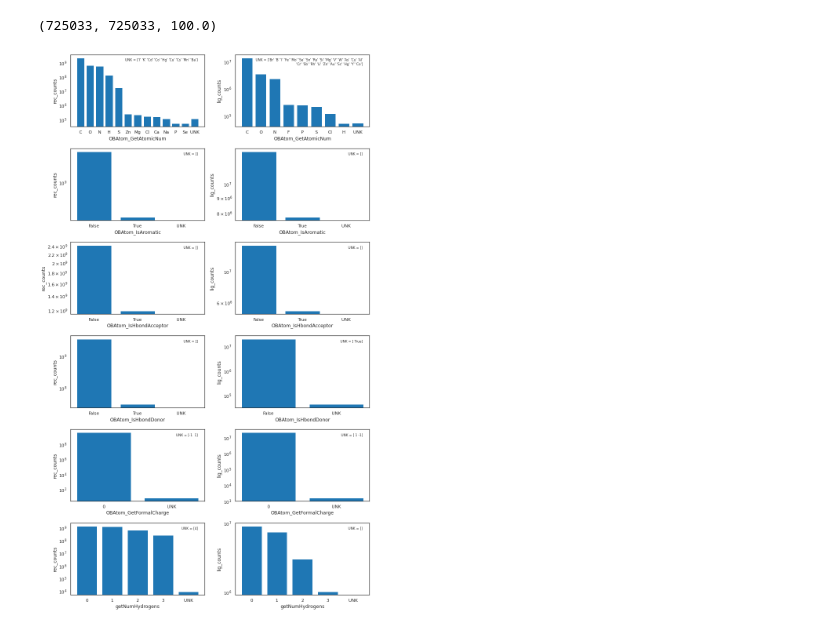
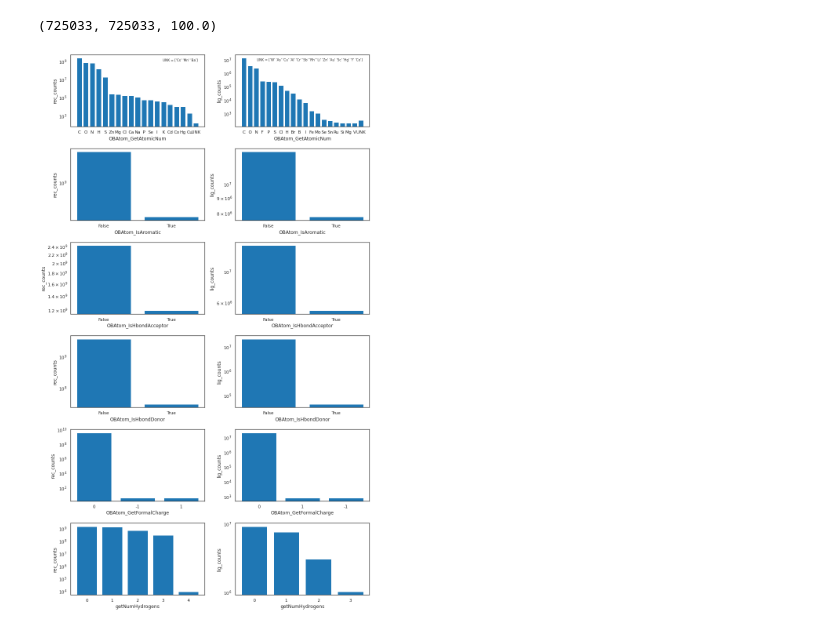
Before and after one commit to mattragoza/ipython-notebooks, a Jupyter notebook: new_atom_typing.ipynb, the cells around one changed output. Cells and saved outputs as stored; diff of their text form; code cells hidden in the pictures.

```diff
--- a/new_atom_typing.ipynb
+++ b/new_atom_typing.ipynb
@@ -106,46 +106,48 @@ def plot_counts(counts, ax, thresh=0.0, symbols=False):
     n_unk = counts[~idx].sum()
     unk_labels = labels[~idx]
 
-    labels = labels[idx]
-    counts = counts[idx]
-    labels = np.append(labels, 'UNK')
-    counts = np.append(counts, n_unk)
+    if n_unk > 0 and len(labels) > 5:
+        labels = labels[idx]
+        counts = counts[idx]
+        labels = np.append(labels, 'UNK')
+        counts = np.append(counts, n_unk)
 
     # convert counts to percents
     #counts = counts / counts.sum()
 
     x = np.arange(len(counts))
     ax.bar(x, counts)
     ax.set_xticks(x)
     ax.set_xticklabels(labels)
-    ax.text(0.95, 0.95, 'UNK = {}'.format(unk_labels),
-        fontsize='x-small',
-        horizontalalignment='right',
-        verticalalignment='top',
-        transform=ax.transAxes
-    )
+    if 'UNK' in labels:
+        ax.text(0.95, 0.95, 'UNK = {}'.format(unk_labels),
+            fontsize='x-small',
+            horizontalalignment='right',
+            verticalalignment='top',
+            transform=ax.transAxes
+        )
     if len(labels) > 20:
         for tick in ax.xaxis.get_major_ticks():
             tick.label.set_fontsize('x-small')
 
 fig, axes = plt.subplots(len(funcs), 2, figsize=(12, 20))
 
-thresh = 50000
+thresh = 100
 
 for i, func in enumerate(funcs):
     ax = axes[i][0]
     plot_counts(rec_counts[func.__name__], ax, thresh, symbols=(i==0))
     ax.set_xlabel(func.__name__)
     ax.set_ylabel('rec_counts')
     ax.set_yscale('log')
 
 for i, func in enumerate(funcs):
     ax = axes[i][1]
     plot_counts(lig_counts[func.__name__], ax, thresh, symbols=(i==0))
     ax.set_xlabel(func.__name__)
     ax.set_ylabel('lig_counts')
     ax.set_yscale('log')
 
 fig.tight_layout()
 # %% [output]
-[figure, old version]
+[figure, new version]
```
Also changed, not shown: parts of 12 cells of this notebook.
